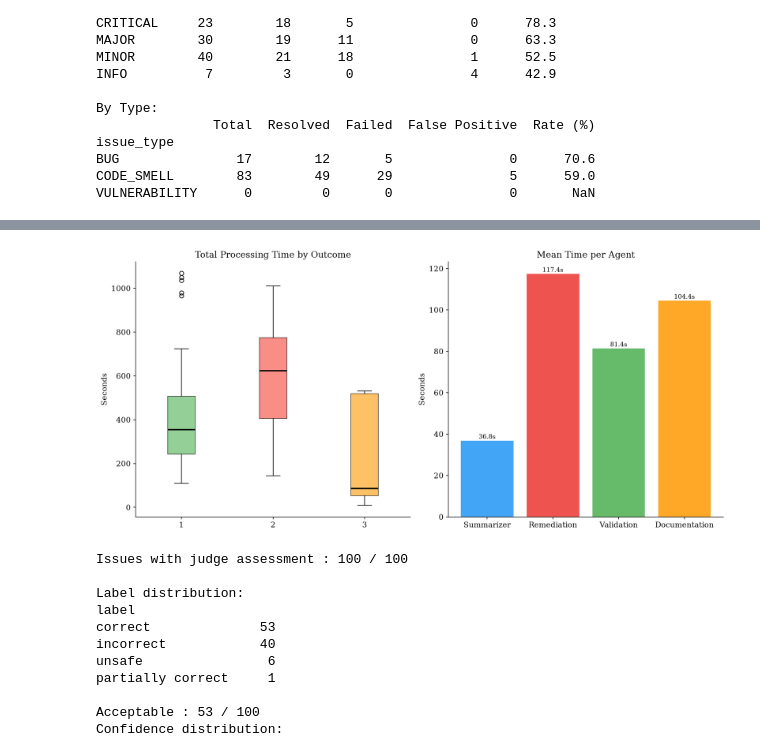
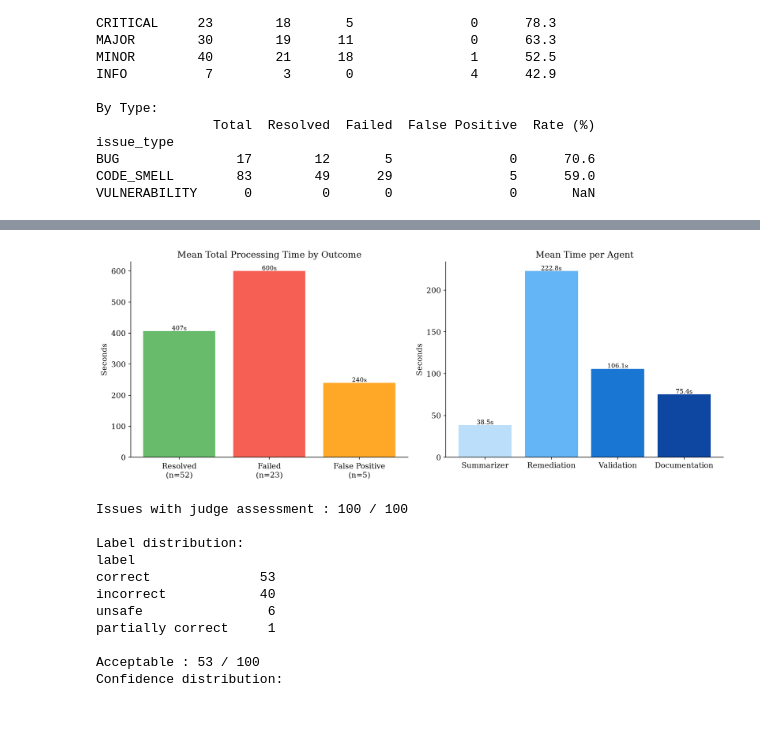
Before and after one commit to Artorias17/Multi-Agent-Technical-Debt-Remediator, a Jupyter notebook: analysis.ipynb, the cells around one changed output, grey strips where cells are left out. Drawn from its saved outputs; the diff is of its cells as text; code cells hidden in the pictures; blank space fills up the shorter version.

```diff
--- a/analysis.ipynb
+++ b/analysis.ipynb
@@ -471,42 +318,35 @@ Resolved              41.6        107.9        72.6          104.4
 # %%
-fig, axes = plt.subplots(1, 2, figsize=(13, 6))
+fig, axes = plt.subplots(1, 2, figsize=(13, 5))
 
-# Box plot by outcome
-groups = [
-    df[df["outcome"] == o]["total_duration_seconds"].dropna().values
-    for o in ["Resolved", "Failed", "False Positive"]
-]
-bp = axes[0].boxplot(
-    groups,
-    label=["Resolved", "Failed", "False Positive"],
-    patch_artist=True,
-    medianprops=dict(color="black", linewidth=2),
-)
-for patch, color in zip(bp["boxes"], ["#4caf50", "#f44336", "#ff9800"]):
-    patch.set_facecolor(color)
-    patch.set_alpha(0.6)
-axes[0].set_title("Total Processing Time by Outcome")
+# Left: mean total time per outcome
+OUTCOME_LIST = ["Resolved", "Failed", "False Positive"]
+means  = [fn_df[fn_df["outcome"] == o]["total_duration_seconds"].mean() for o in OUTCOME_LIST]
+counts = [fn_df[fn_df["outcome"] == o]["total_duration_seconds"].count() for o in OUTCOME_LIST]
+
+bars = axes[0].bar(OUTCOME_LIST, means, color=[OUTCOME_COLORS[o] for o in OUTCOME_LIST], alpha=0.85)
+for bar, val in zip(bars, means):
+    axes[0].text(bar.get_x() + bar.get_width() / 2, bar.get_height() + 3,
+                 f"{val:.0f}s", ha="center", fontsize=9)
+axes[0].set_xticks(range(len(OUTCOME_LIST)))
+axes[0].set_xticklabels([f"{o}\n(n={c})" for o, c in zip(OUTCOME_LIST, counts)])
+axes[0].set_title("Mean Total Processing Time by Outcome")
 axes[0].set_ylabel("Seconds")
 
-# Mean time per agent
-means = df[AGENT_COLS].mean().values
-bars = axes[1].bar(AGENT_LABELS, means, color=AGENT_COLORS)
-for bar, val in zip(bars, means):
-    axes[1].text(
-        bar.get_x() + bar.get_width() / 2,
-        bar.get_height() + 1,
-        f"{val:.1f}s",
-        ha="center",
-        fontsize=9,
-    )
+# Right: mean time per agent — shades of blue
+AGENT_BLUES = ["#bbdefb", "#64b5f6", "#1976d2", "#0d47a1"]
+means_fn = fn_df[AGENT_COLS_C].fillna(0).mean().values
+bars = axes[1].bar(AGENT_LABELS, means_fn, color=AGENT_BLUES)
+for bar, val in zip(bars, means_fn):
+    axes[1].text(bar.get_x() + bar.get_width() / 2, bar.get_height() + 1,
+                 f"{val:.1f}s", ha="center", fontsize=9)
 axes[1].set_title("Mean Time per Agent")
 axes[1].set_ylabel("Seconds")
 
 plt.tight_layout()
 plt.savefig("results/remediation_time.png", bbox_inches="tight")
 plt.show()
 # %% [output]
-[figure, old version]
+[figure, new version]
 # %%
 JUDGE = Path("results/fix_assessment.jsonl")
 
```
Also changed, not shown: parts of 7 cells of this notebook, 1 other file.
